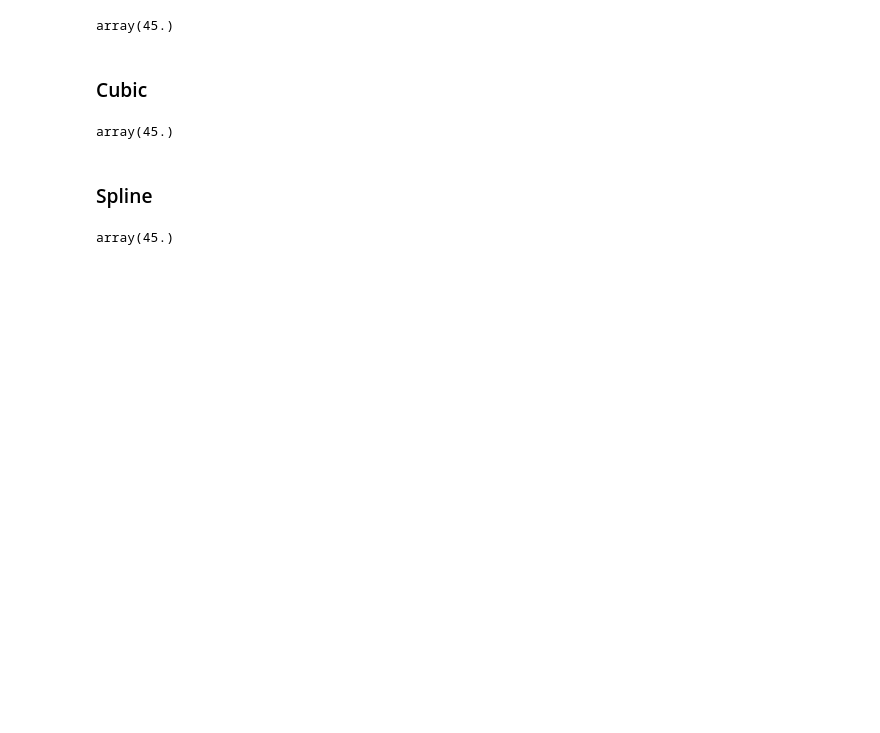
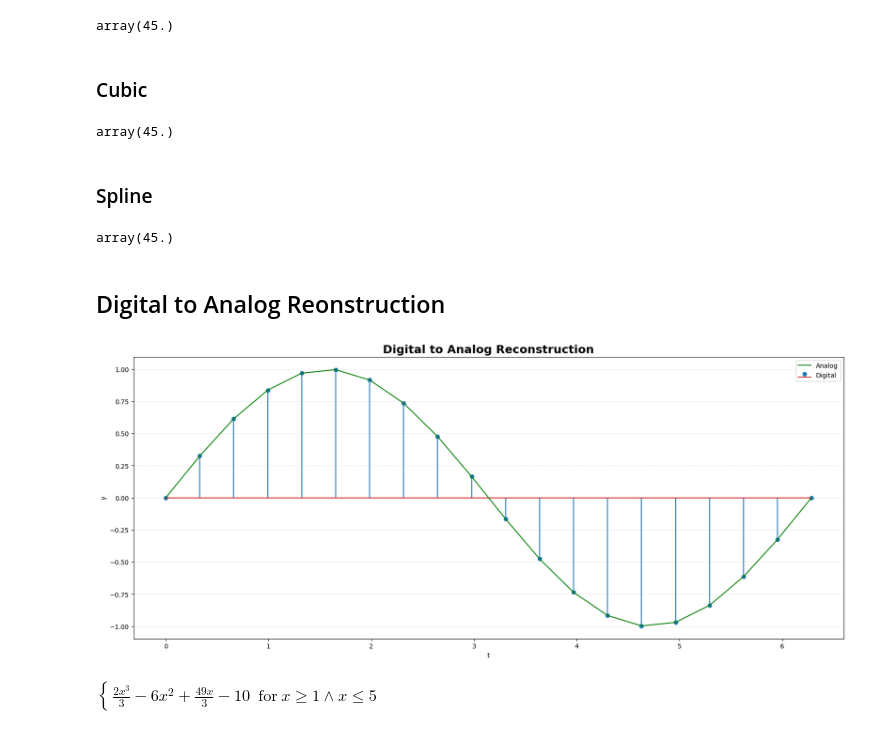
Before and after one commit to ODARI-CHARLES1/mathCompendium, a Jupyter notebook: NumericalMethods/Interpolation/Interpolation.ipynb, the cells around one changed output. Drawn from its saved outputs; the diff is of its cells as text; code cells hidden in the pictures; blank space fills up the shorter version.

```diff
--- a/NumericalMethods/Interpolation/Interpolation.ipynb
+++ b/NumericalMethods/Interpolation/Interpolation.ipynb
@@ -12,3 +12,5 @@ import plotly.express as px
 import plotly.io as pio
 import scipy as sp
 pio.renderers.default = "notebook"
+import scienceplots
+plt.style.use(["science"])
@@ -89,3 +101,34 @@ poly=UnivariateSpline(x,y,k=3)
 poly(5)
 # %% [output]
 array(45.)
+# %% [markdown]
+## Digital to Analog Reonstruction
+# %%
+#plot of digital signal
+N=20
+t=np.linspace(0,2*np.pi,N)
+y=np.sin(t)
+y_interp=interp1d(t,y,kind='quadratic')
+y_interp_values=y_interp(t)
+fig,ax=plt.subplots(figsize=(20,8))
+plt.stem(t,y,label="Digital")
+plt.plot(t,y_interp_values,label="Analog",color="green")
+plt.legend()
+plt.title("Digital to Analog Reconstruction",fontdict={'fontsize':18,'fontweight':'bold','color':'black'})
+plt.xlabel("t")
+plt.ylabel("y")
+plt.grid(True,axis='y',linestyle="--",alpha=0.3)
+plt.show()
+# %% [output]
+[figure, added]
+# %%
+
+# 2. Provide your data points
+x_data = [1, 2, 4, 5]
+y_data = [1, 4, 2, 5]
+
+# 3. Generate a Cubic Spline (degree = 3)
+spline_expr = interpolating_spline(3, x, x_data, y_data)
+spline_expr
+# %% [output]
+$\displaystyle \begin{cases} \frac{2 x^{3}}{3} - 6 x^{2} + \frac{49 x}{3} - 10 & \text{for}\: x \geq 1 \wedge x \leq 5 \end{cases}$
```
Also changed, not shown: parts of 6 cells of this notebook.
